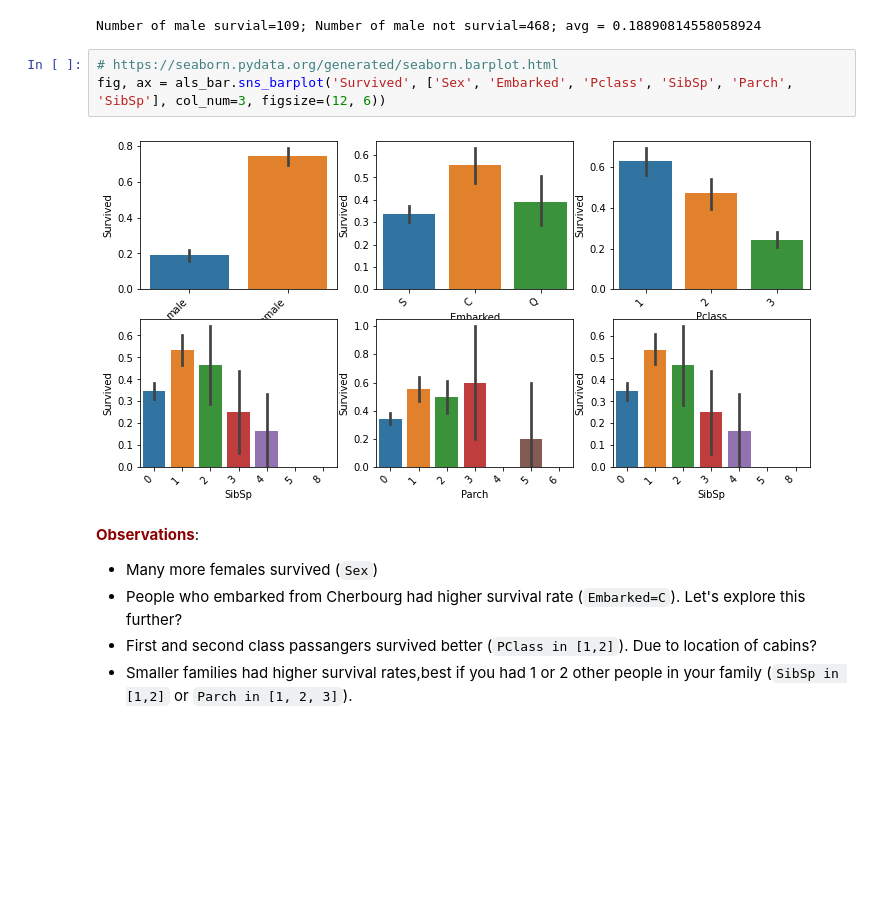
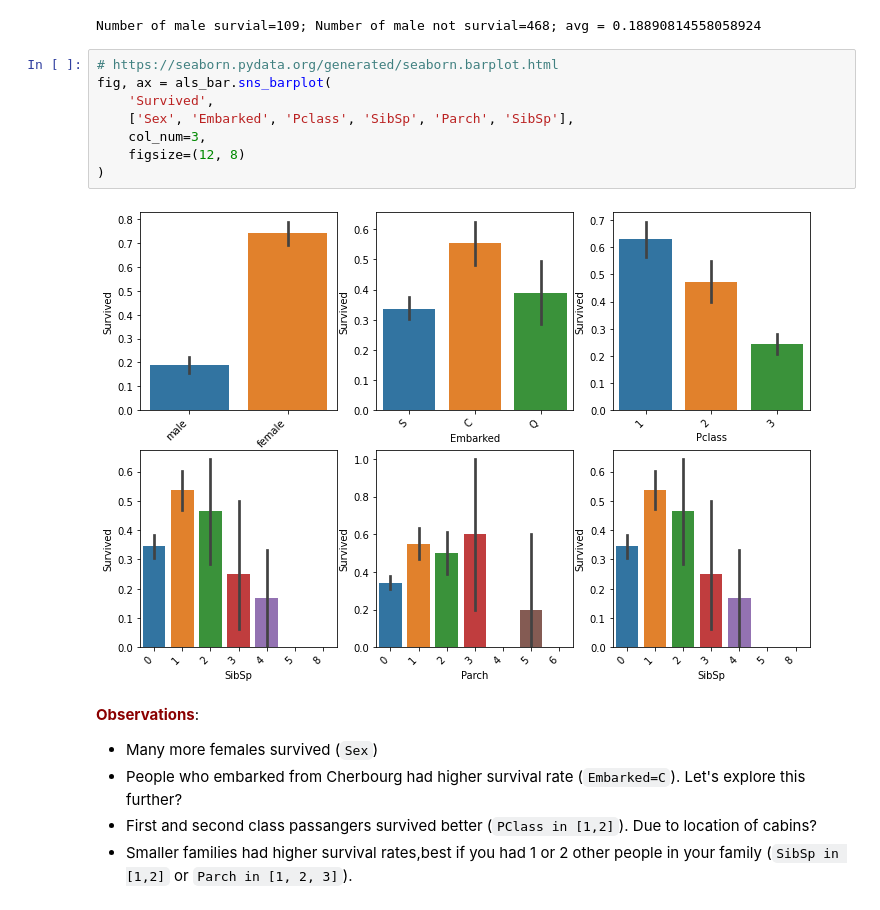
Before and after one commit to johnklee/kutils_analysis, a Jupyter notebook: demo/kaggle_titanic.ipynb, the cells around one changed output. Saved outputs shown, nothing was run; the diff lists cells and outputs as text; blank space fills up the shorter version.

```diff
--- a/demo/kaggle_titanic.ipynb
+++ b/demo/kaggle_titanic.ipynb
@@ -256,9 +259,14 @@ print(f"Number of male survial={male_s1}; Number of male not survial={male_s0};
 Number of male survial=109; Number of male not survial=468; avg = 0.18890814558058924
 # %%
 # https://seaborn.pydata.org/generated/seaborn.barplot.html
-fig, ax = als_bar.sns_barplot('Survived', ['Sex', 'Embarked', 'Pclass', 'SibSp', 'Parch', 'SibSp'], col_num=3, figsize=(12, 6))
+fig, ax = als_bar.sns_barplot(
+    'Survived',
+    ['Sex', 'Embarked', 'Pclass', 'SibSp', 'Parch', 'SibSp'],
+    col_num=3,
+    figsize=(12, 8)
+)
 # %% [output]
-[figure, old version]
+[figure, new version]
 # %% [markdown]
 <font color='darkred' size='3ptx'>**Observations**</font>:
 * Many more females survived (`Sex`)
```
Also changed, not shown: parts of 78 cells of this notebook, 1 other file.
